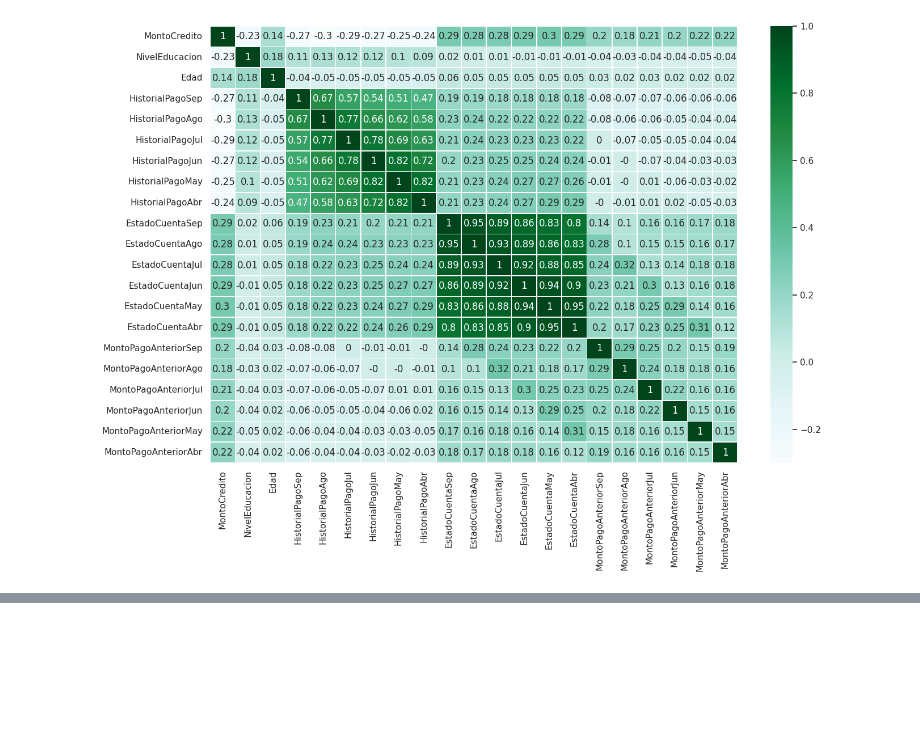
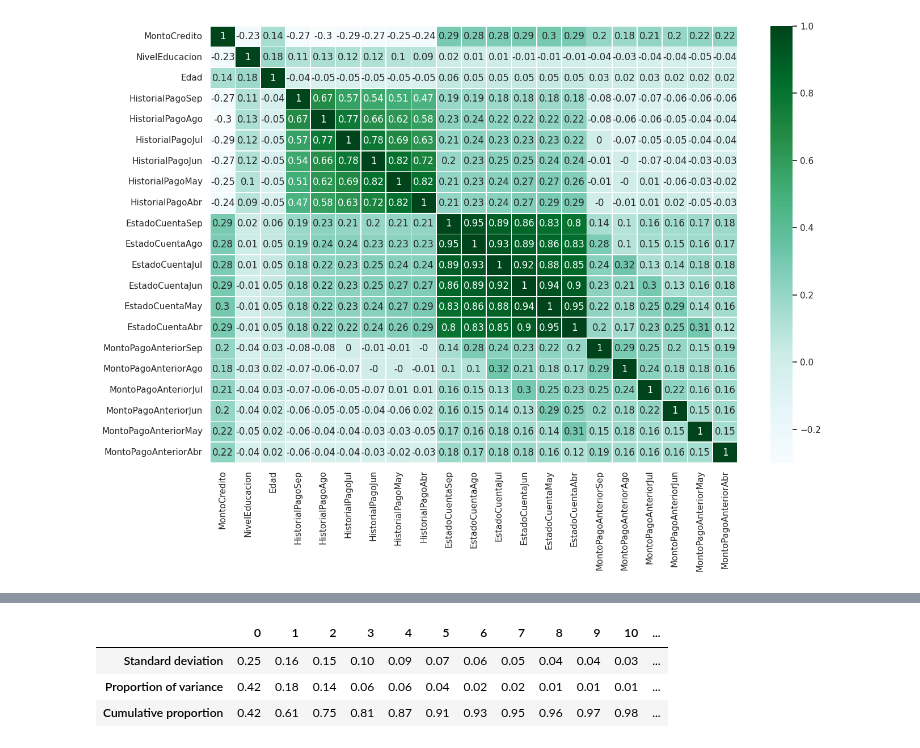
Before and after one commit to PosgradoMNA/actividades-de-aprendizaje-A01793108, a Jupyter notebook: Semana6_visualizacion.ipynb, the cells around one changed output, grey strips where cells are left out. Cells and saved outputs as stored; diff of their text form; code cells hidden in the pictures; blank space fills up the shorter version.

```diff
--- a/Semana6_visualizacion.ipynb
+++ b/Semana6_visualizacion.ipynb
@@ -476,0 +527,8 @@ sns.heatmap(data_Reducion.corr(method='pearson').round(2), annot = True, linewid
+# %%
+pcsSummary = pcsSummary.transpose()
+pcsSummary.round(2)
+# %% [output]
+|  | 0 | 1 | 2 | 3 | 4 | 5 | 6 | 7 | 8 | 9 | 10 | ... |
+| Standard deviation | 0.25 | 0.16 | 0.15 | 0.10 | 0.09 | 0.07 | 0.06 | 0.05 | 0.04 | 0.04 | 0.03 | ... |
+| Proportion of variance | 0.42 | 0.18 | 0.14 | 0.06 | 0.06 | 0.04 | 0.02 | 0.02 | 0.01 | 0.01 | 0.01 | ... |
+| Cumulative proportion | 0.42 | 0.61 | 0.75 | 0.81 | 0.87 | 0.91 | 0.93 | 0.95 | 0.96 | 0.97 | 0.98 | ... |
```
Also changed, not shown: parts of 11 cells of this notebook.
